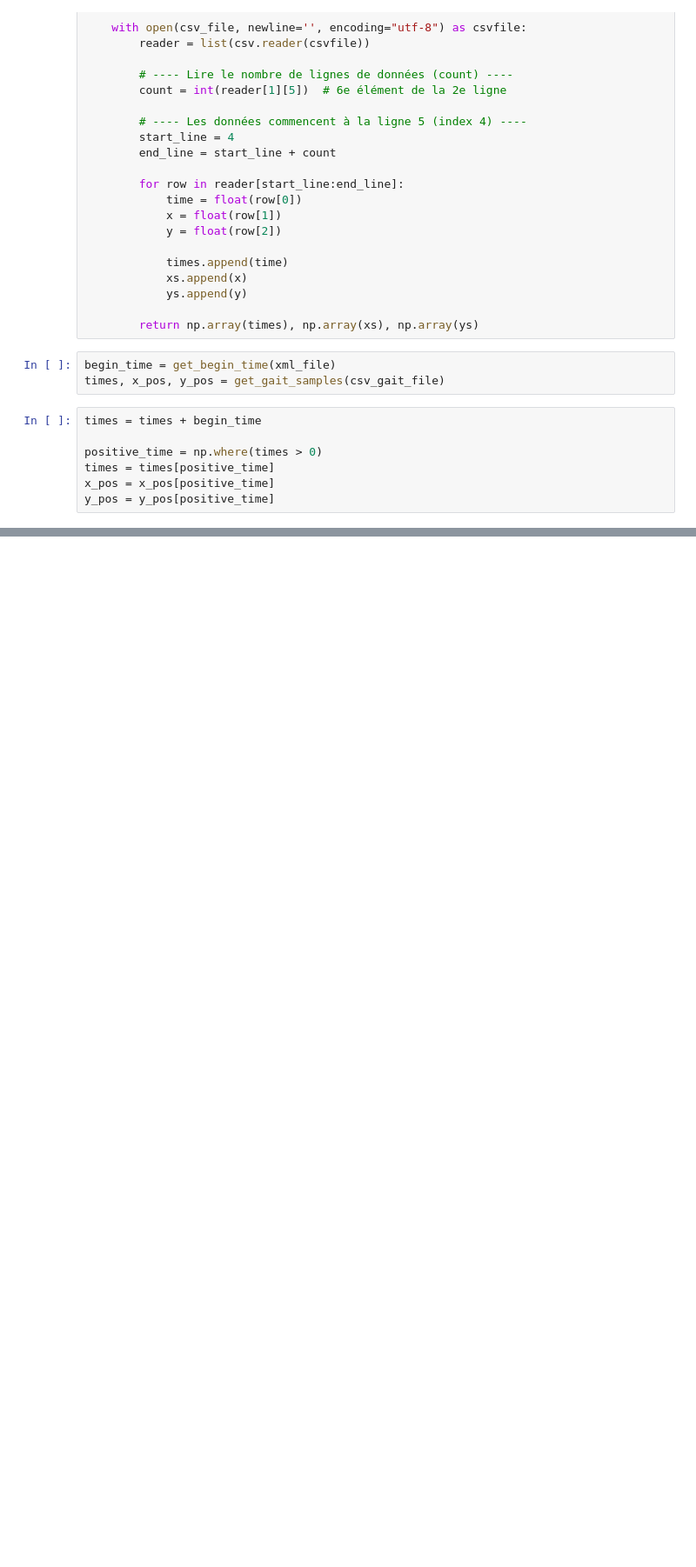
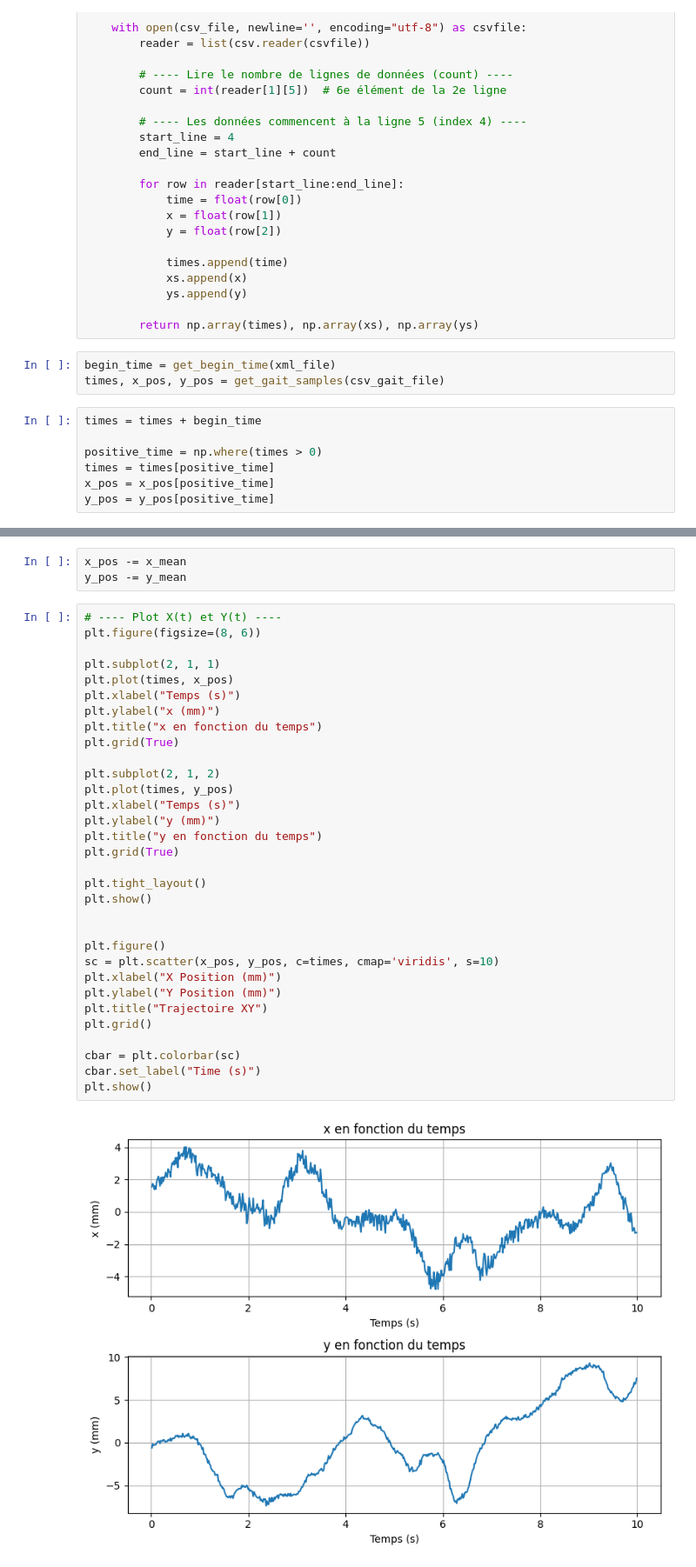
Before and after one commit to KellyLuo-O/stabilometry_project_2026, a Jupyter notebook: scripts/platform_stabilogram.ipynb, the cells around one changed output, grey strips where cells are left out. Shown at 87% size. Saved outputs shown, nothing was run; the diff lists cells and outputs as text; blank space fills up the shorter version.

```diff
--- a/scripts/platform_stabilogram.ipynb
+++ b/scripts/platform_stabilogram.ipynb
@@ -101,0 +111,37 @@ plt.show()
+# %%
+x_pos -= x_mean
+y_pos -= y_mean
+# %%
+# ---- Plot X(t) et Y(t) ----
+plt.figure(figsize=(8, 6))
+
+plt.subplot(2, 1, 1)
+plt.plot(times, x_pos)
+plt.xlabel("Temps (s)")
+plt.ylabel("x (mm)")
+plt.title("x en fonction du temps")
+plt.grid(True)
+
+plt.subplot(2, 1, 2)
+plt.plot(times, y_pos)
+plt.xlabel("Temps (s)")
+plt.ylabel("y (mm)")
+plt.title("y en fonction du temps")
+plt.grid(True)
+
+plt.tight_layout()
+plt.show()
+
+
+plt.figure()
+sc = plt.scatter(x_pos, y_pos, c=times, cmap='viridis', s=10)
+plt.xlabel("X Position (mm)")
+plt.ylabel("Y Position (mm)")
+plt.title("Trajectoire XY")
+plt.grid()
+
+cbar = plt.colorbar(sc)
+cbar.set_label("Time (s)")
+plt.show()
+# %% [output]
+[figure, added]
```
Also changed, not shown: parts of 11 cells of this notebook, 26 other files.
